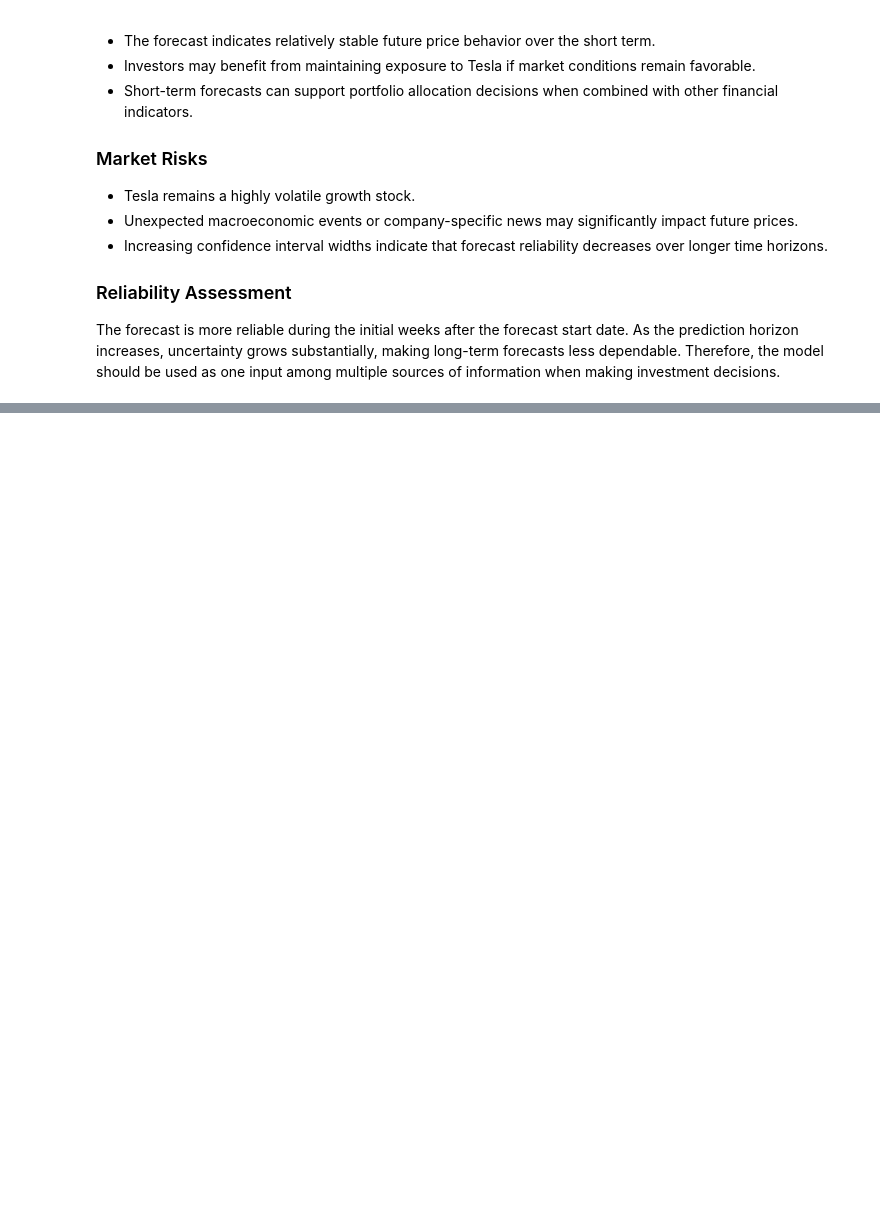
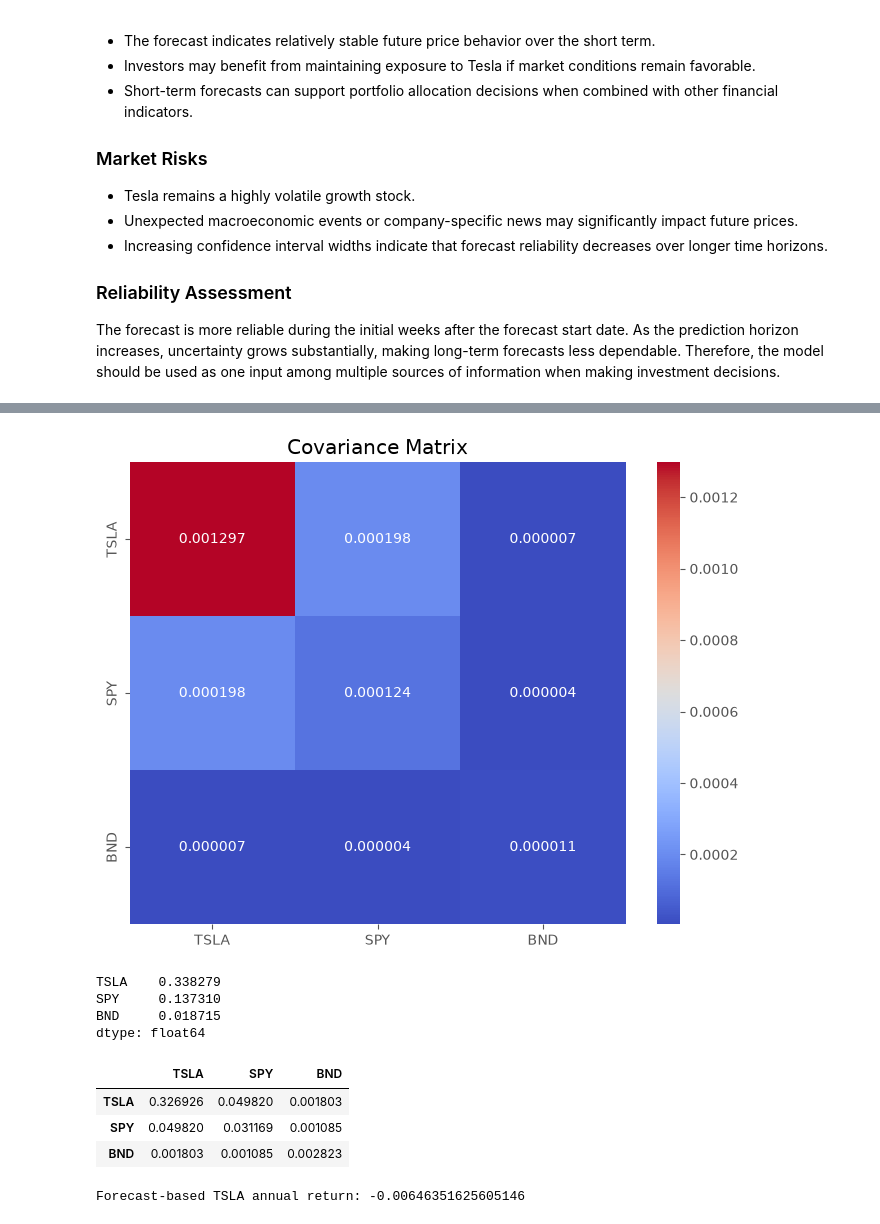
Before and after one commit to Helina-Leul/portfolio-optimization, a Jupyter notebook: notebooks/01_Data_Preprocessing_EDA.ipynb, the cells around one changed output, grey strips where cells are left out. Cells and saved outputs as stored; diff of their text form; code cells hidden in the pictures; blank space fills up the shorter version.

```diff
--- a/notebooks/01_Data_Preprocessing_EDA.ipynb
+++ b/notebooks/01_Data_Preprocessing_EDA.ipynb
@@ -1261,0 +1368,70 @@ The forecast is more reliable during the initial weeks after the forecast start
+# %%
+plt.figure(figsize=(8,6))
+
+sns.heatmap(
+    cov_matrix,
+    annot=True,
+    cmap="coolwarm",
+    fmt=".6f"
+)
+
+plt.title("Covariance Matrix")
+plt.show()
+# %% [output]
+[figure, added]
+# %%
+# Calculate annualized historical expected returns
+
+historical_returns = expected_returns.mean_historical_return(
+    prices
+)
+
+historical_returns
+# %% [output]
+TSLA    0.338279
+SPY     0.137310
+BND     0.018715
+dtype: float64
+# %%
+annual_volatility = risk_models.sample_cov(
+    prices
+)
+
+annual_volatility
+# %% [output]
+|  | TSLA | SPY | BND |
+| TSLA | 0.326926 | 0.049820 | 0.001803 |
+| SPY | 0.049820 | 0.031169 | 0.001085 |
+| BND | 0.001803 | 0.001085 | 0.002823 |
+# %%
+# Current TSLA price
+
+current_price = tsla["Adj Close"].iloc[-1]
+
+
+# Forecasted TSLA price after 6 months
+
+forecast_price = forecast_df["Forecast"].iloc[-1]
+
+
+# Calculate expected return
+
+tsla_forecast_return = (
+    (forecast_price - current_price)
+    / current_price
+)
+
+
+# Annualize the return
+
+tsla_expected_return = (
+    (1 + tsla_forecast_return) ** 2 - 1
+)
+
+
+print(
+    "Forecast-based TSLA annual return:",
+    tsla_expected_return
+)
+# %% [output]
+Forecast-based TSLA annual return: -0.00646351625605146
```
Also changed, not shown: parts of 21 cells of this notebook.
